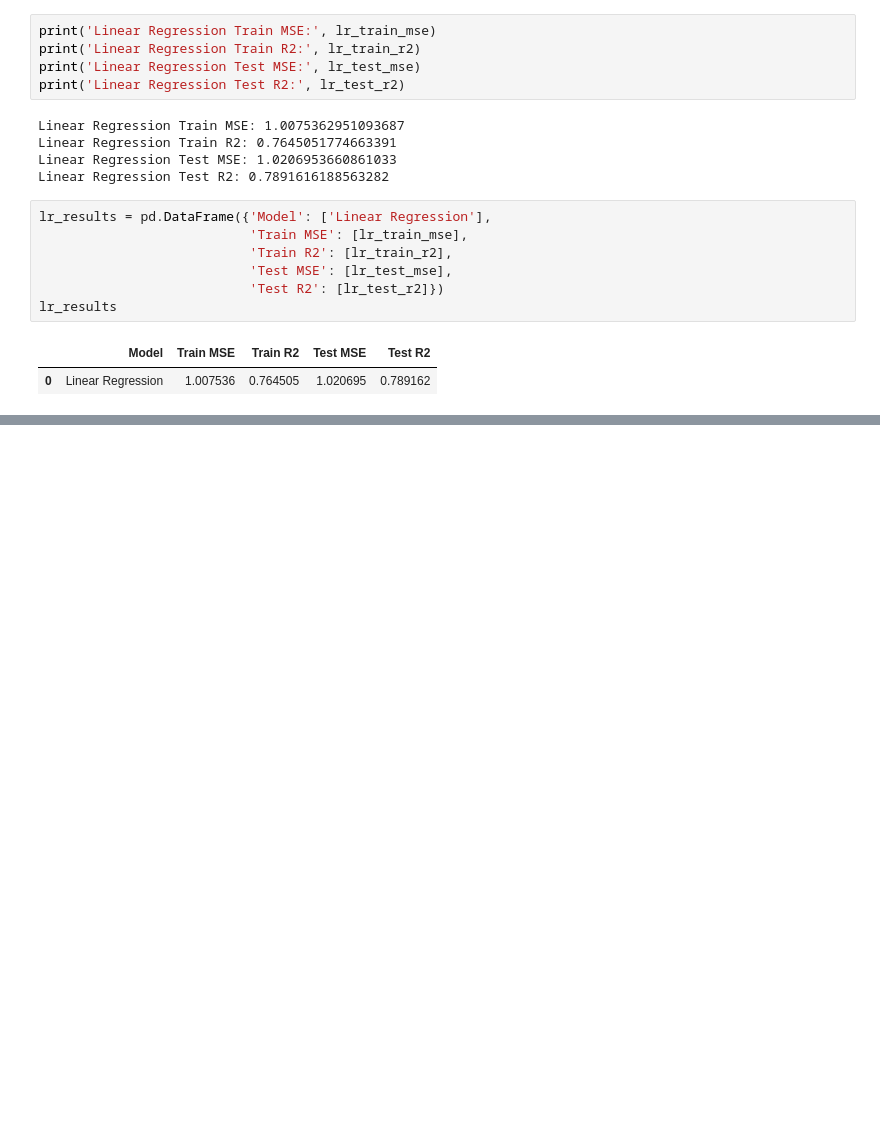
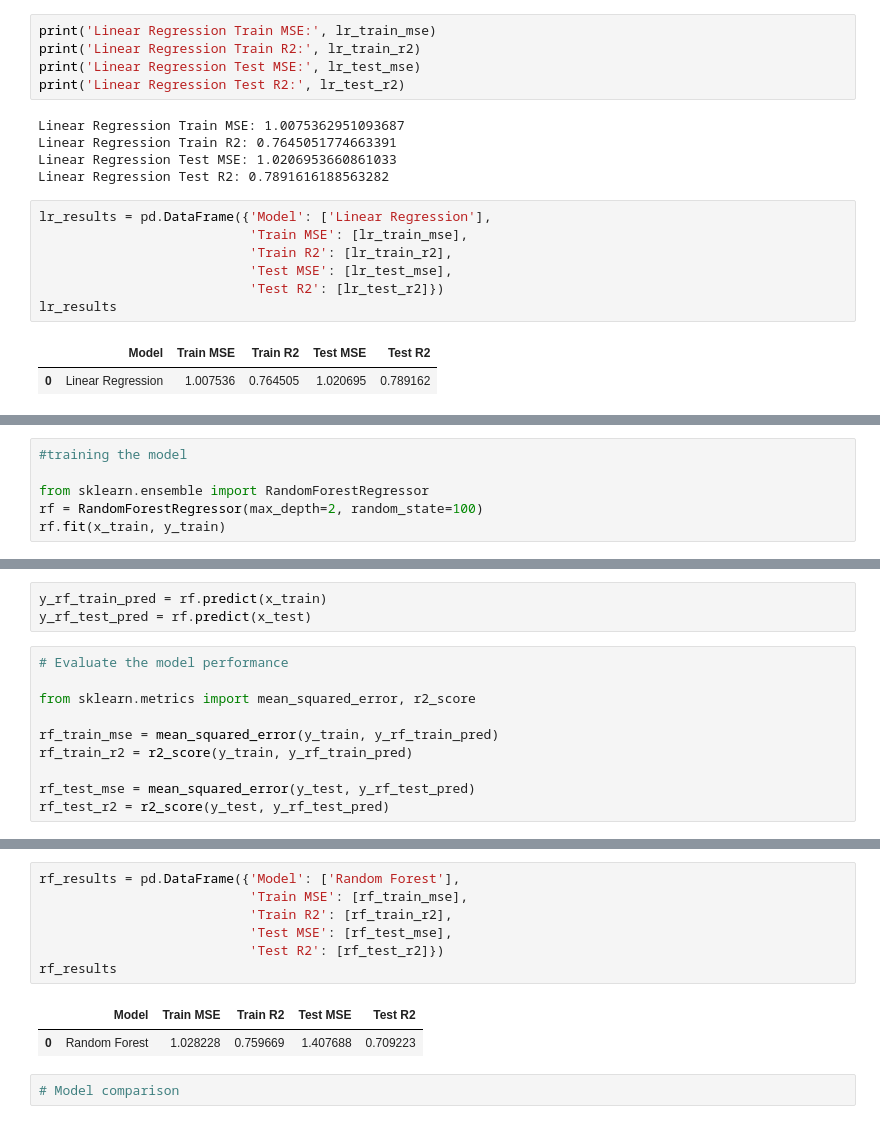
Before and after one commit to Rupesh-AI404/first_ml_project, a Jupyter notebook: first.ipynb, the cells around one changed output, grey strips where cells are left out. Cells and saved outputs as stored; diff of their text form; blank space fills up the shorter version.

Commit message:
Implementing Random Forest

```diff
--- a/first.ipynb
+++ b/first.ipynb
@@ -155,0 +158,6 @@ lr_results
+# %%
+#training the model
+
+from sklearn.ensemble import RandomForestRegressor
+rf = RandomForestRegressor(max_depth=2, random_state=100)
+rf.fit(x_train, y_train)
@@ -155,0 +166,13 @@ lr_results
+# %%
+y_rf_train_pred = rf.predict(x_train)
+y_rf_test_pred = rf.predict(x_test)
+# %%
+# Evaluate the model performance
+
+from sklearn.metrics import mean_squared_error, r2_score
+
+rf_train_mse = mean_squared_error(y_train, y_rf_train_pred)
+rf_train_r2 = r2_score(y_train, y_rf_train_pred)
+
+rf_test_mse = mean_squared_error(y_test, y_rf_test_pred)
+rf_test_r2 = r2_score(y_test, y_rf_test_pred)
@@ -155,0 +189,12 @@ lr_results
+# %%
+rf_results = pd.DataFrame({'Model': ['Random Forest'],
+                           'Train MSE': [rf_train_mse],
+                           'Train R2': [rf_train_r2],
+                           'Test MSE': [rf_test_mse],
+                           'Test R2': [rf_test_r2]})
+rf_results
+# %% [output]
+|  | Model | Train MSE | Train R2 | Test MSE | Test R2 |
+| 0 | Random Forest | 1.028228 | 0.759669 | 1.407688 | 0.709223 |
+# %%
+# Model comparison
```
Also changed, not shown: parts of 3 cells of this notebook.
